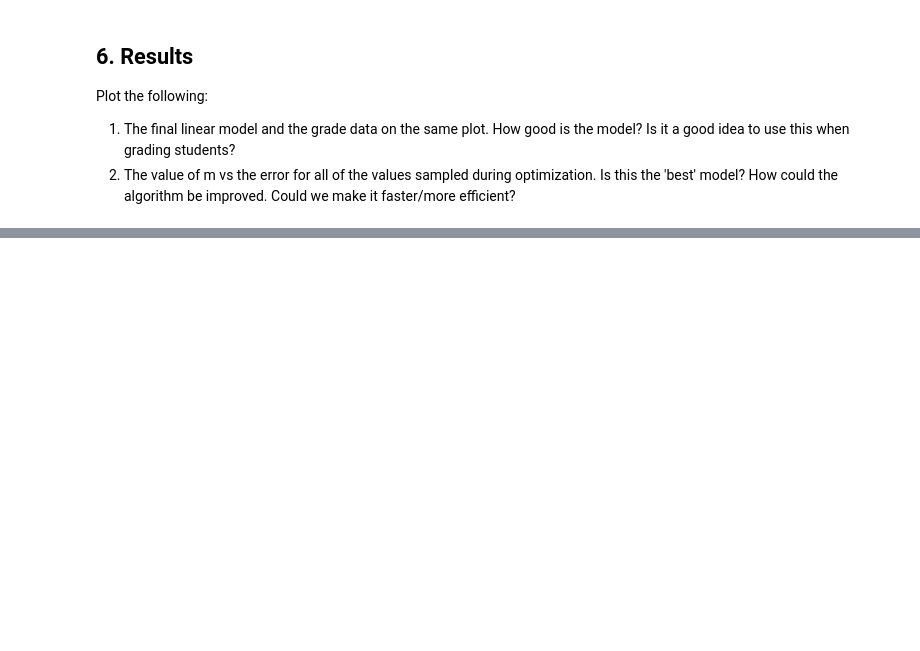
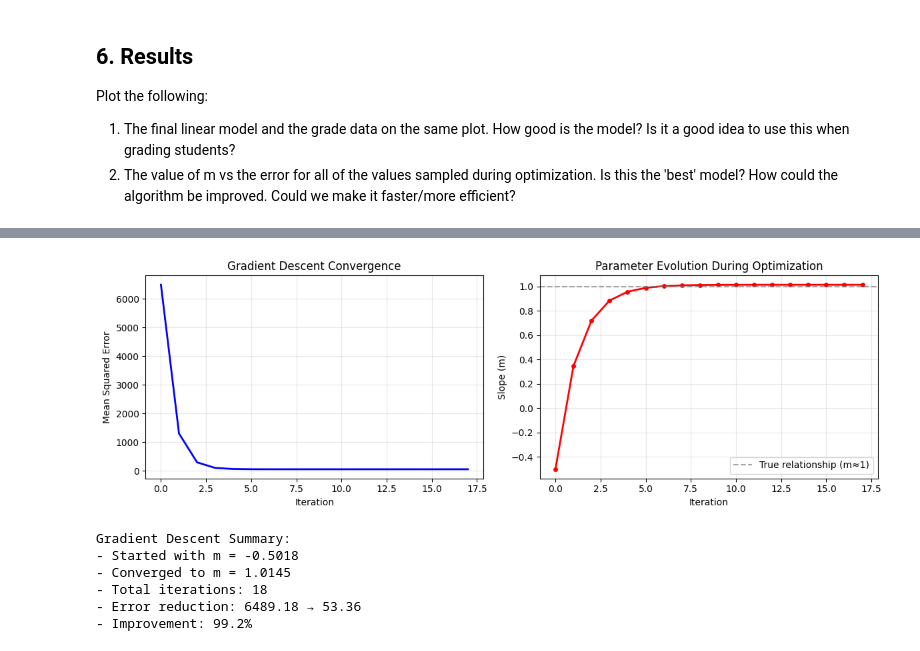
Before and after one commit to 4GeeksAcademy/gperdrizet-calculus-and-algebra-problems-with-python, a Jupyter notebook: notebook/problems.ipynb, the cells around one changed output, grey strips where cells are left out. Saved outputs shown, nothing was run; the diff lists cells and outputs as text; code cells hidden in the pictures; blank space fills up the shorter version.

Commit message:
Implemented gradient descent solution

```diff
--- a/notebook/problems.ipynb
+++ b/notebook/problems.ipynb
@@ -203,3 +239,42 @@ The model explains 94.5% of the variance in the data.
+# %%
+# Plot the convergence of gradient descent
+plt.figure(figsize=(12, 4))
+
+# Plot 1: Error vs iterations
+plt.subplot(1, 2, 1)
+plt.plot(range(len(errors)), errors, 'b-', linewidth=2)
+plt.title('Gradient Descent Convergence')
+plt.xlabel('Iteration')
+plt.ylabel('Mean Squared Error')
+plt.grid(True, alpha=0.3)
+
+# Plot 2: Parameter m vs iterations
+plt.subplot(1, 2, 2)
+plt.plot(range(len(m_values)), m_values, 'r-', linewidth=2, marker='o', markersize=4)
+plt.axhline(y=1.0, color='gray', linestyle='--', alpha=0.7, label='True relationship (m≈1)')
+plt.title('Parameter Evolution During Optimization')
+plt.xlabel('Iteration')
+plt.ylabel('Slope (m)')
+plt.legend()
+plt.grid(True, alpha=0.3)
+
+plt.tight_layout()
+plt.show()
+
+print(f"Gradient Descent Summary:")
+print(f"- Started with m = {m_values[0]:.4f}")
+print(f"- Converged to m = {m_values[-1]:.4f}")
+print(f"- Total iterations: {len(errors)}")
+print(f"- Error reduction: {errors[0]:.2f} → {errors[-1]:.2f}")
+print(f"- Improvement: {((errors[0] - errors[-1])/errors[0]*100):.1f}%")
+# %% [output]
+[figure, added]
+Gradient Descent Summary:
+- Started with m = -0.5018
+- Converged to m = 1.0145
+- Total iterations: 18
+- Error reduction: 6489.18 → 53.36
+- Improvement: 99.2%
 # %% [markdown]
 ## 7. Discussion
 
```
Also changed, not shown: parts of 7 cells of this notebook.
